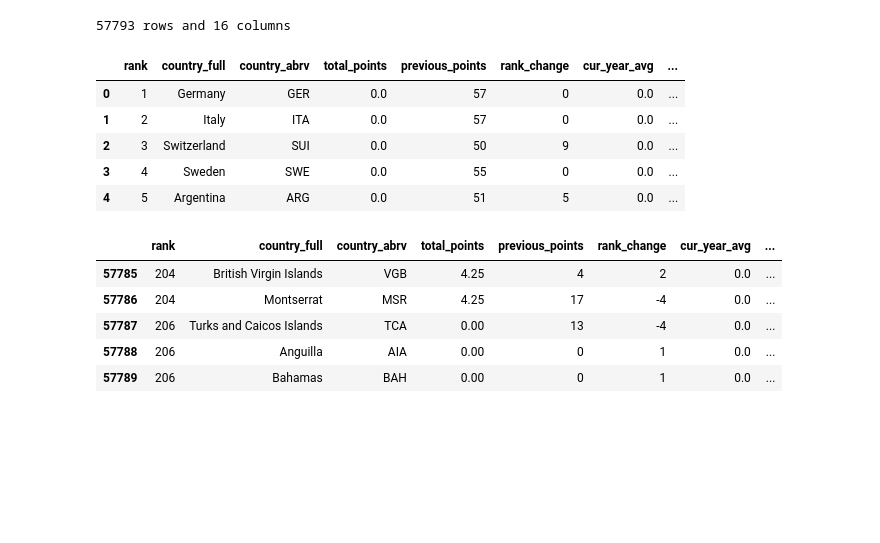
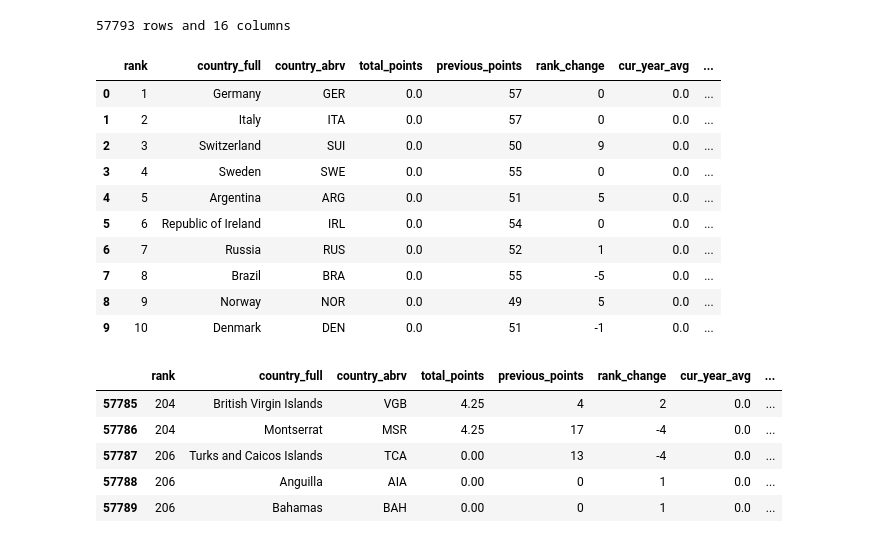
Before and after one commit to JeromeMberia/Mchezopesa_Ltd, a Jupyter notebook: IP_Week_6.ipynb, the cells around one changed output. Saved outputs shown, nothing was run; the diff lists cells and outputs as text; code cells hidden in the pictures; blank space fills up the shorter version.

```diff
--- a/IP_Week_6.ipynb
+++ b/IP_Week_6.ipynb
@@ -69,14 +71,19 @@ print(f'{rows} rows and {columns} columns')
 # %%
 # Previewing the top of our dataset
 #
-fifa.head()
+fifa.head(10)
 # %% [output]
 |  | rank | country_full | country_abrv | total_points | previous_points | rank_change | cur_year_avg | ... |
 | 0 | 1 | Germany | GER | 0.0 | 57 | 0 | 0.0 | ... |
 | 1 | 2 | Italy | ITA | 0.0 | 57 | 0 | 0.0 | ... |
 | 2 | 3 | Switzerland | SUI | 0.0 | 50 | 9 | 0.0 | ... |
 | 3 | 4 | Sweden | SWE | 0.0 | 55 | 0 | 0.0 | ... |
 | 4 | 5 | Argentina | ARG | 0.0 | 51 | 5 | 0.0 | ... |
+| 5 | 6 | Republic of Ireland | IRL | 0.0 | 54 | 0 | 0.0 | ... |
+| 6 | 7 | Russia | RUS | 0.0 | 52 | 1 | 0.0 | ... |
+| 7 | 8 | Brazil | BRA | 0.0 | 55 | -5 | 0.0 | ... |
+| 8 | 9 | Norway | NOR | 0.0 | 49 | 5 | 0.0 | ... |
+| 9 | 10 | Denmark | DEN | 0.0 | 51 | -1 | 0.0 | ... |
 # %%
 # Previewing the bottom of our dataset
 #
```
Also changed, not shown: parts of 149 cells of this notebook.
